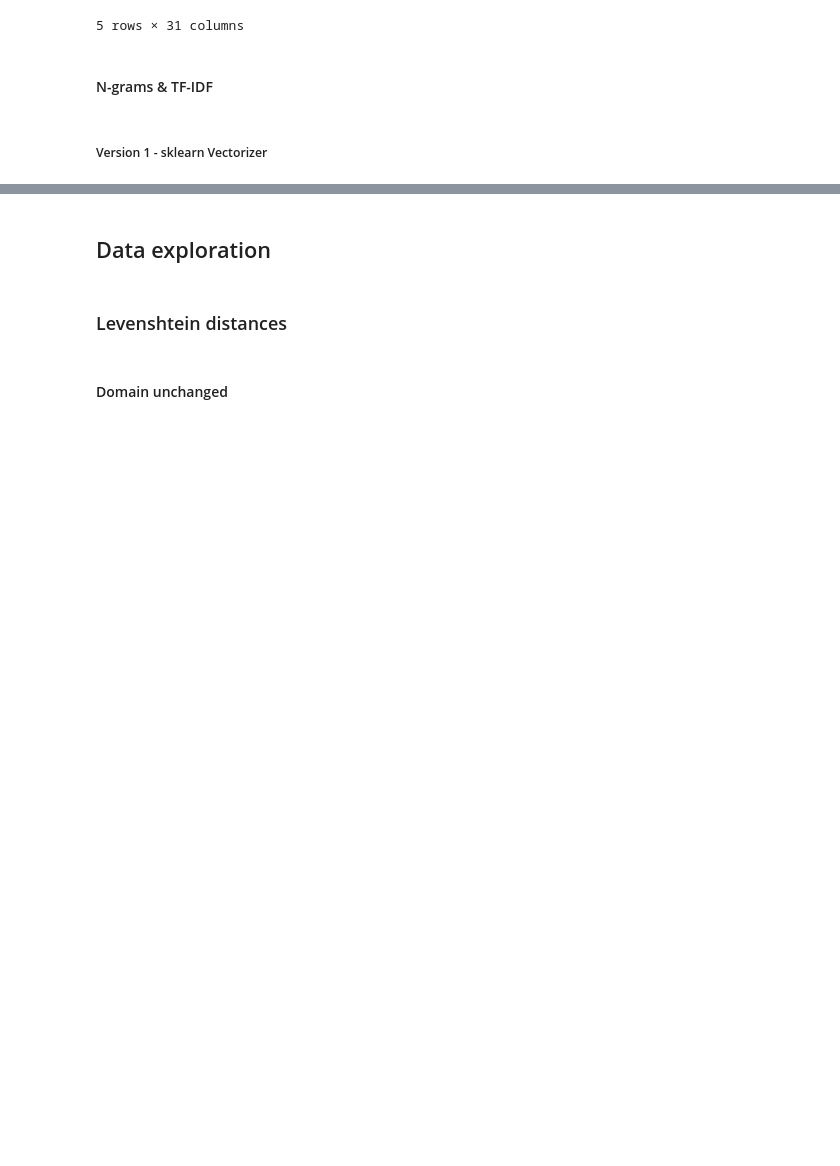
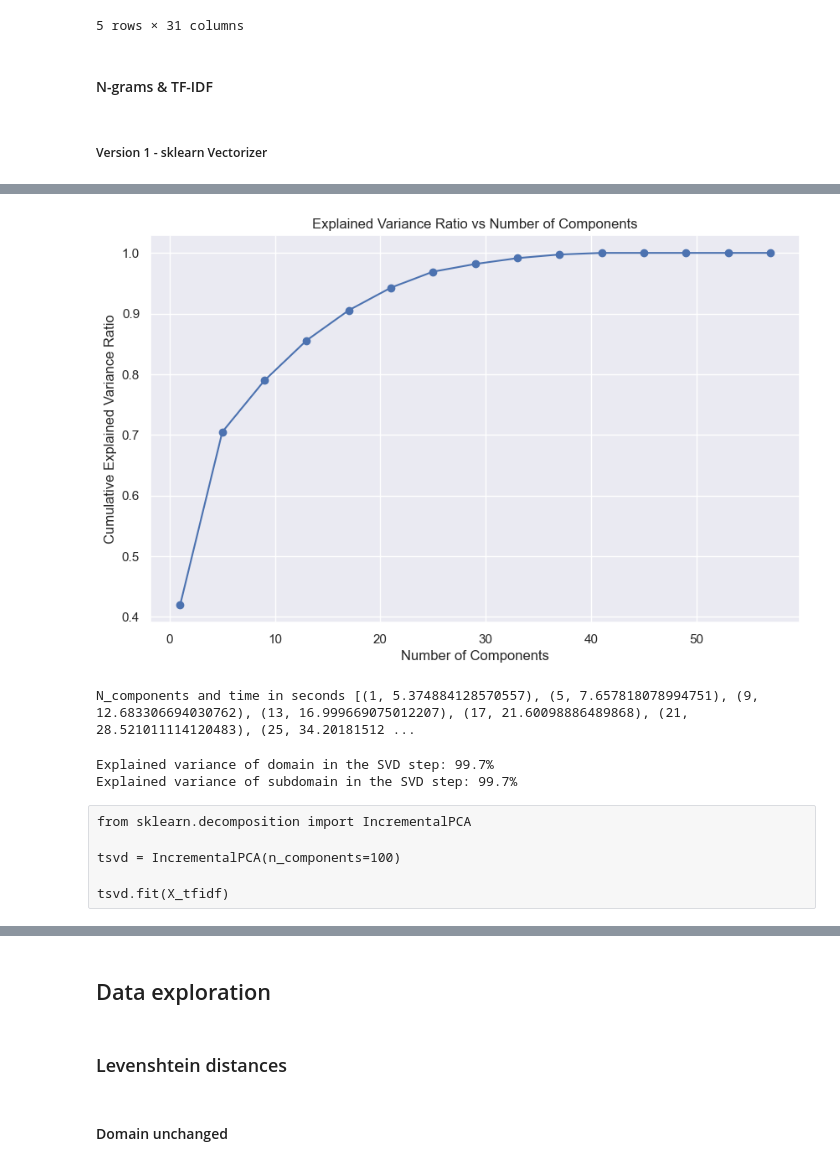
Before and after one commit to Kairixir/URL-domain-name-clustering, a Jupyter notebook: bachelor_thesis.ipynb, the cells around one changed output, grey strips where cells are left out. Saved outputs shown, nothing was run; the diff lists cells and outputs as text; code cells hidden in the pictures; blank space fills up the shorter version.

```diff
--- a/bachelor_thesis.ipynb
+++ b/bachelor_thesis.ipynb
@@ -426,0 +418,26 @@ transformed_documents = incremental_vectorizer.transform(documents)
+# %%
+# Calculate the explained variance ratio for different numbers of components
+max_n_components_s = 60  # Adjust based on your needs
+explained_variance_ratios_s = []
+times_s = []
+
+for n_components in range(1, max_n_components_s + 1, 4):
+    start = time.time()
+    lsa = make_pipeline(TruncatedSVD(n_components=n_components), Normalizer(copy=False))
+    lsa.fit_transform(X_subdomain_tfidf)
+    explained_variance_ratio = lsa[0].explained_variance_ratio_.sum()
+    explained_variance_ratios_s.append(explained_variance_ratio)
+    end = time.time()
+    times_s.append((n_components, end - start))
+# %%
+# Plot the cumulative explained variance ratio as a function of the number of components
+plt.figure(figsize=(10, 6))
+plt.plot(range(1, max_n_components_s + 1, 4), explained_variance_ratios_s, marker="o")
+plt.xlabel("Number of Components")
+plt.ylabel("Cumulative Explained Variance Ratio")
+plt.title("Explained Variance Ratio vs Number of Components")
+plt.show()
+print(f"N_components and time in seconds {times}")
+# %% [output]
+[figure, added]
+N_components and time in seconds [(1, 5.374884128570557), (5, 7.657818078994751), (9, 12.683306694030762), (13, 16.999669075012207), (17, 21.60098886489868), (21, 28.521011114120483), (25, 34.20181512 ...
@@ -426,0 +463,20 @@ transformed_documents = incremental_vectorizer.transform(documents)
+# %%
+# Taken from https://scikit-learn.org/stable/auto_examples/text/plot_document_clustering.html#performing-dimensionality-reduction-using-lsa
+
+lsa_domain = make_pipeline(TruncatedSVD(n_components=37), Normalizer(copy=False))
+lsa_subdomain = make_pipeline(TruncatedSVD(n_components=37), Normalizer(copy=False))
+
+X_domain_lsa = lsa_domain.fit_transform(X_domain_tfidf)
+explained_variance = lsa_domain[0].explained_variance_ratio_.sum()
+
+X_subdomain_lsa = lsa_subdomain.fit_transform(X_subdomain_tfidf)
+explained_variance = lsa_subdomain[0].explained_variance_ratio_.sum()
+
+
+print(f"Explained variance of domain in the SVD step: {explained_variance * 100:.1f}%")
+print(
+    f"Explained variance of subdomain in the SVD step: {explained_variance * 100:.1f}%"
+)
+# %% [output]
+Explained variance of domain in the SVD step: 99.7%
+Explained variance of subdomain in the SVD step: 99.7%
@@ -426,0 +492,6 @@ transformed_documents = incremental_vectorizer.transform(documents)
+# %% [raw]
+from sklearn.decomposition import IncrementalPCA
+
+tsvd = IncrementalPCA(n_components=100)
+
+tsvd.fit(X_tfidf)
```
Also changed, not shown: parts of 39 cells of this notebook, 1 other file.
